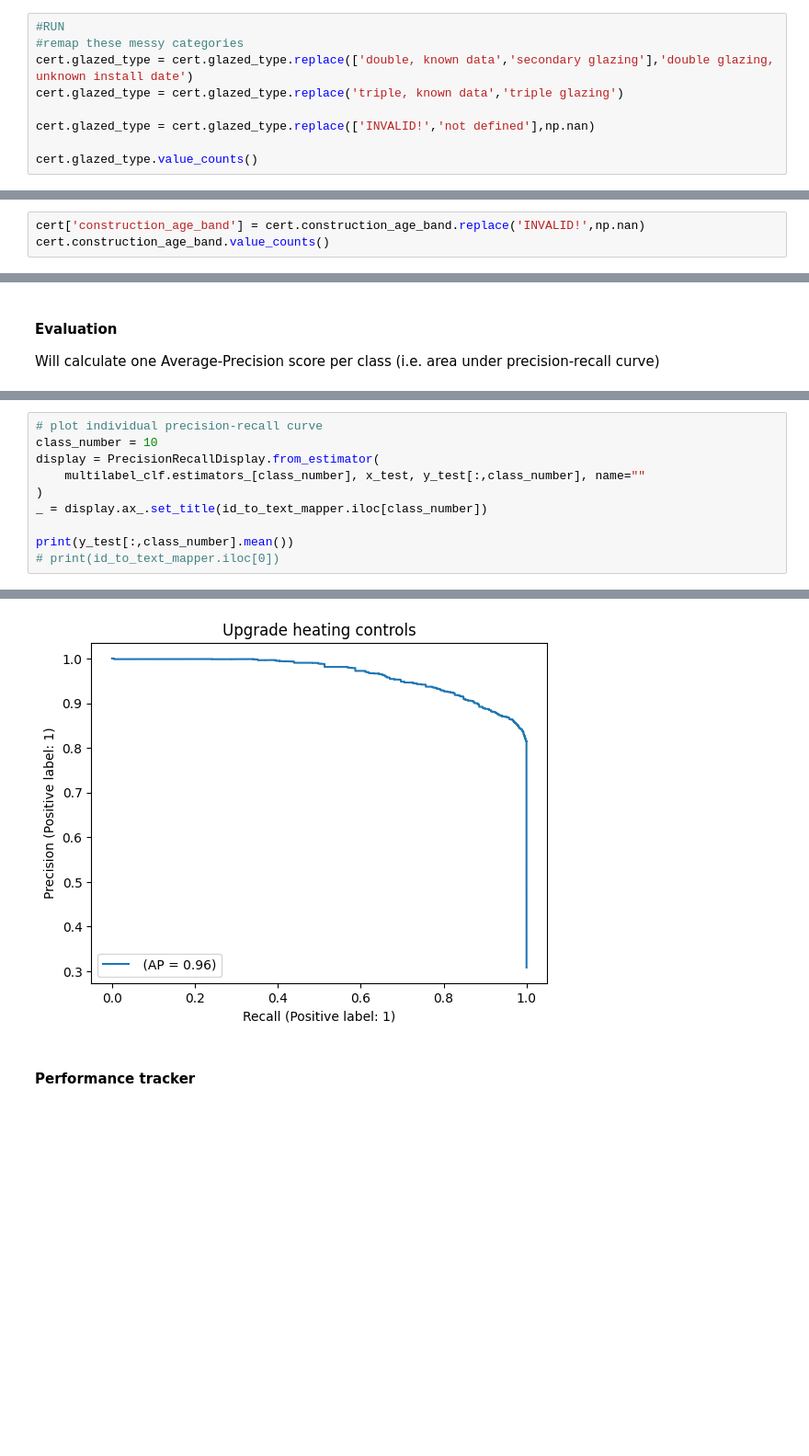
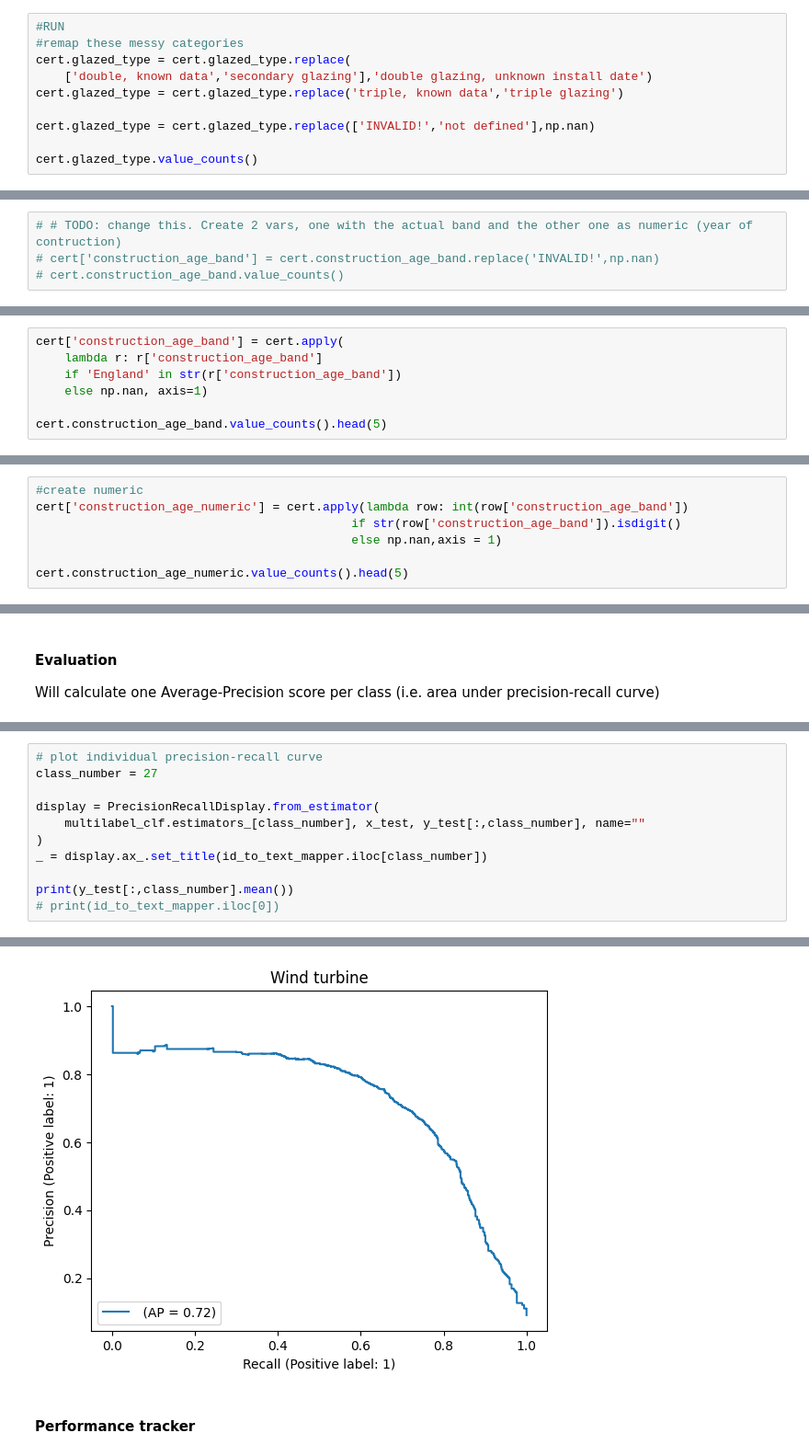
Before and after one commit to pierodellagiustina/epc-recc-analysis, a Jupyter notebook: analysis.ipynb, the cells around one changed output, grey strips where cells are left out. Shown at 92% size. Drawn from its saved outputs; the diff is of its cells as text; blank space fills up the shorter version.

```diff
--- a/analysis.ipynb
+++ b/analysis.ipynb
@@ -176,7 +148,8 @@ Name: energy_tariff, dtype: int64
 # %%
 #RUN
 #remap these messy categories
-cert.glazed_type = cert.glazed_type.replace(['double, known data','secondary glazing'],'double glazing, unknown install date')
+cert.glazed_type = cert.glazed_type.replace(
+    ['double, known data','secondary glazing'],'double glazing, unknown install date')
 cert.glazed_type = cert.glazed_type.replace('triple, known data','triple glazing')
 
 cert.glazed_type = cert.glazed_type.replace(['INVALID!','not defined'],np.nan)
@@ -1017,5 +962,6 @@ cert['wind_turbine_flag'] = (cert.wind_turbine_count >= 1).astype(int)
 
 This could be very important. Make sure it is properly mapped.
 # %%
-cert['construction_age_band'] = cert.construction_age_band.replace('INVALID!',np.nan)
-cert.construction_age_band.value_counts()
+# # TODO: change this. Create 2 vars, one with the actual band and the other one as numeric (year of contruction)
+# cert['construction_age_band'] = cert.construction_age_band.replace('INVALID!',np.nan)
+# cert.construction_age_band.value_counts()
@@ -1039,0 +968,7 @@ Name: construction_age_band, dtype: int64
+# %%
+cert['construction_age_band'] = cert.apply(
+    lambda r: r['construction_age_band']
+    if 'England' in str(r['construction_age_band'])
+    else np.nan, axis=1)
+
+cert.construction_age_band.value_counts().head(5)
@@ -1039,0 +982,7 @@ Name: construction_age_band, dtype: int64
+# %%
+#create numeric
+cert['construction_age_numeric'] = cert.apply(lambda row: int(row['construction_age_band'])
+                                            if str(row['construction_age_band']).isdigit()
+                                            else np.nan,axis = 1)
+
+cert.construction_age_numeric.value_counts().head(5)
@@ -1499,6 +1448,7 @@ avg_prec_scores[:5]
 # %%
 # plot individual precision-recall curve
-class_number = 10
+class_number = 27
+
 display = PrecisionRecallDisplay.from_estimator(
     multilabel_clf.estimators_[class_number], x_test, y_test[:,class_number], name=""
 )
@@ -1511,4 +1461,4 @@ print(y_test[:,class_number].mean())
-[figure, old version]
+[figure, new version]
 # %% [markdown]
 #### Performance tracker
 # %%
```
Also changed, not shown: parts of 43 cells of this notebook, 3 other files.
